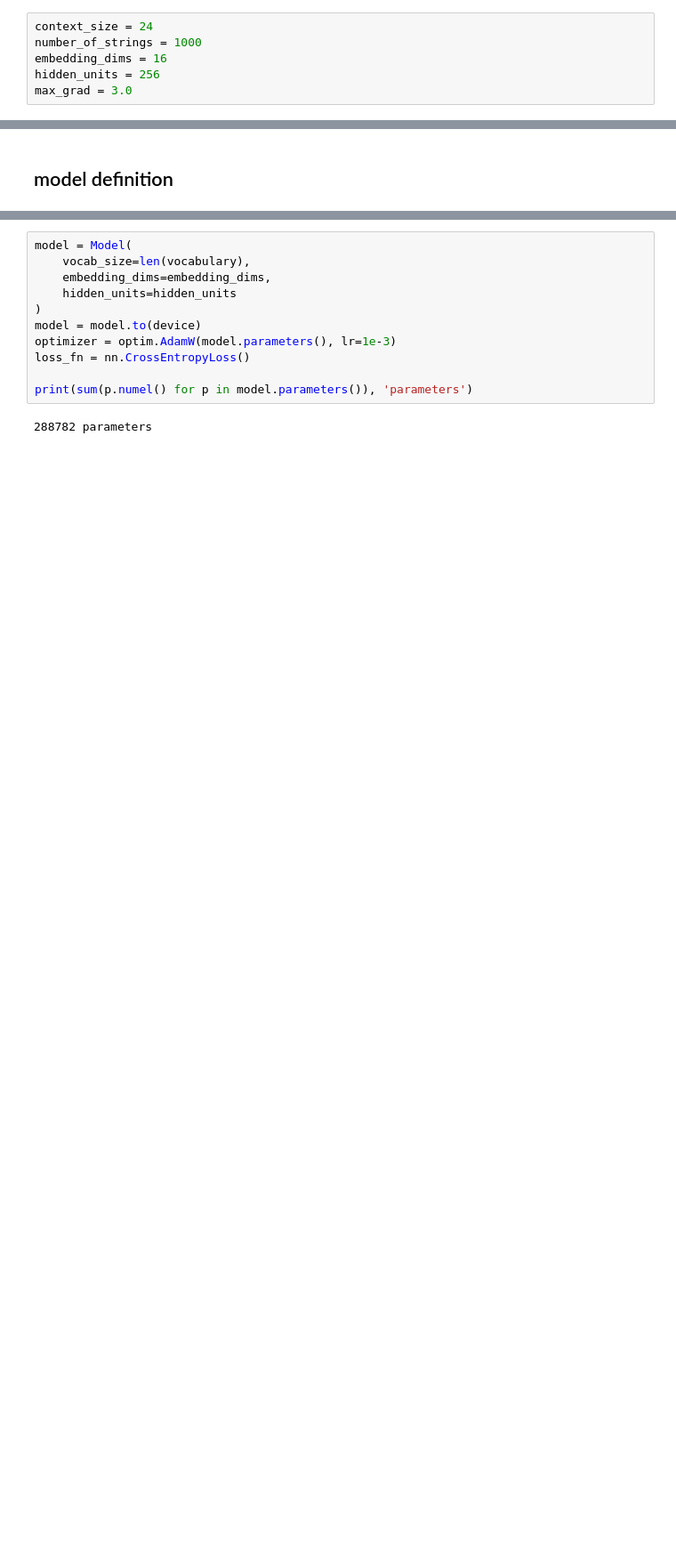
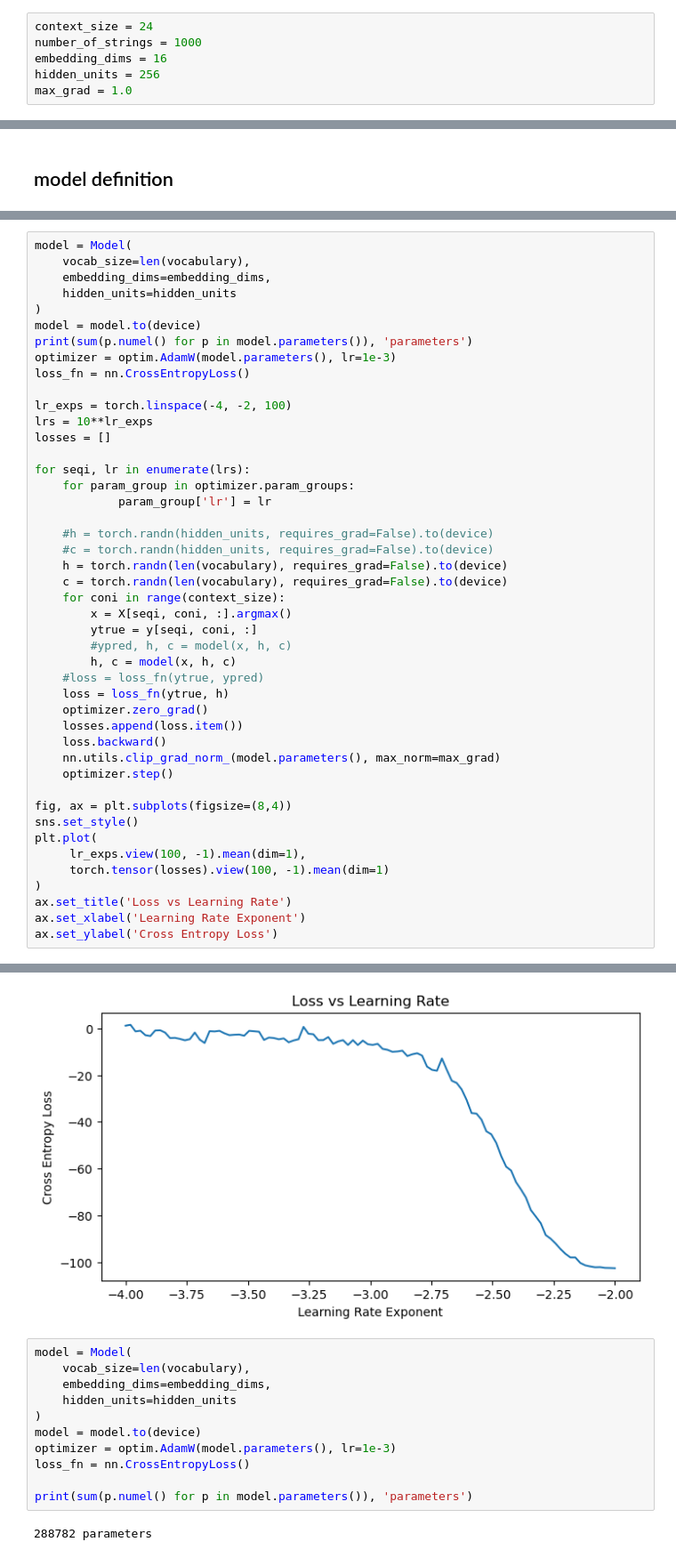
Before and after one commit to haukesteffen/LearningPyTorch, a Jupyter notebook: 5-lstm.ipynb, the cells around one changed output, grey strips where cells are left out. Shown at 89% size. Cells and saved outputs as stored; diff of their text form; blank space fills up the shorter version.

```diff
--- a/5-lstm.ipynb
+++ b/5-lstm.ipynb
@@ -65,7 +67,7 @@ context_size = 24
 number_of_strings = 1000
 embedding_dims = 16
 hidden_units = 256
-max_grad = 3.0
+max_grad = 1.0
 # %% [markdown]
 ## load data
 # %%
@@ -163,0 +186,46 @@ class Model(nn.Module):
+# %%
+model = Model(
+    vocab_size=len(vocabulary),
+    embedding_dims=embedding_dims,
+    hidden_units=hidden_units
+)
+model = model.to(device)
+print(sum(p.numel() for p in model.parameters()), 'parameters')
+optimizer = optim.AdamW(model.parameters(), lr=1e-3)
+loss_fn = nn.CrossEntropyLoss()
+
+lr_exps = torch.linspace(-4, -2, 100)
+lrs = 10**lr_exps
+losses = []
+
+for seqi, lr in enumerate(lrs):
+    for param_group in optimizer.param_groups:
+            param_group['lr'] = lr
+
+    #h = torch.randn(hidden_units, requires_grad=False).to(device)
+    #c = torch.randn(hidden_units, requires_grad=False).to(device)
+    h = torch.randn(len(vocabulary), requires_grad=False).to(device)
+    c = torch.randn(len(vocabulary), requires_grad=False).to(device)
+    for coni in range(context_size):
+        x = X[seqi, coni, :].argmax()
+        ytrue = y[seqi, coni, :]
+        #ypred, h, c = model(x, h, c)
+        h, c = model(x, h, c)
+    #loss = loss_fn(ytrue, ypred)
+    loss = loss_fn(ytrue, h)
+    optimizer.zero_grad()
+    losses.append(loss.item())
+    loss.backward()
+    nn.utils.clip_grad_norm_(model.parameters(), max_norm=max_grad)
+    optimizer.step()
+
+fig, ax = plt.subplots(figsize=(8,4))
+sns.set_style()
+plt.plot(
+     lr_exps.view(100, -1).mean(dim=1),
+     torch.tensor(losses).view(100, -1).mean(dim=1)
+)
+ax.set_title('Loss vs Learning Rate')
+ax.set_xlabel('Learning Rate Exponent')
+ax.set_ylabel('Cross Entropy Loss')
+# %% [output]
@@ -164,3 +234,4 @@ class Model(nn.Module):
+[figure, added]
 # %%
 model = Model(
     vocab_size=len(vocabulary),
```
Also changed, not shown: parts of 5 cells of this notebook.
